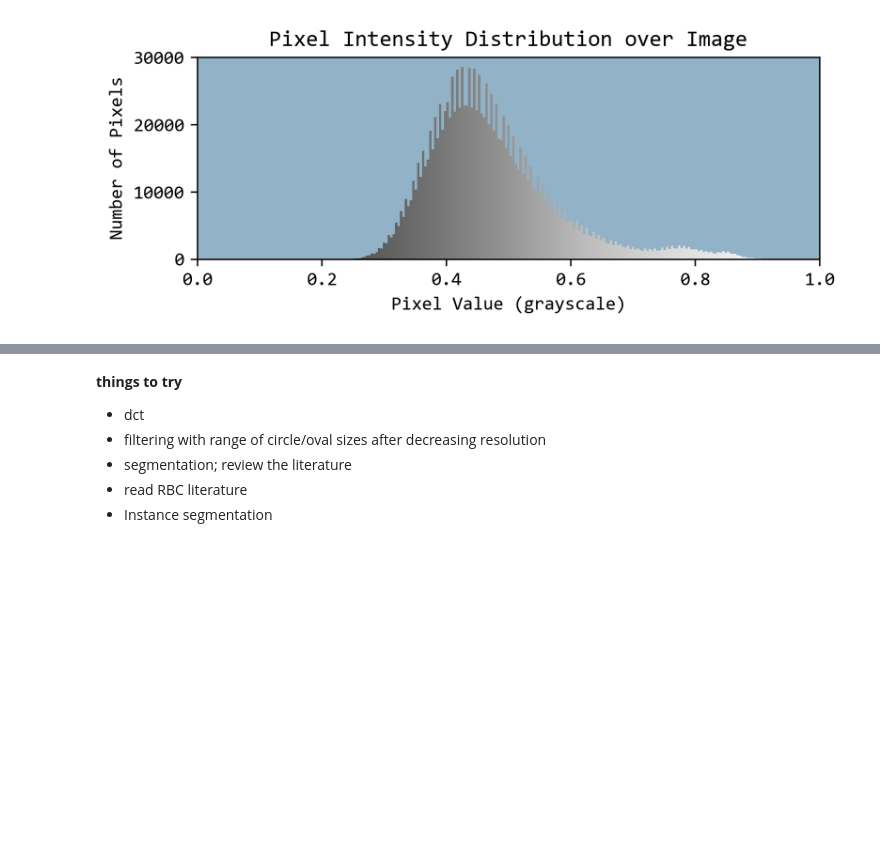
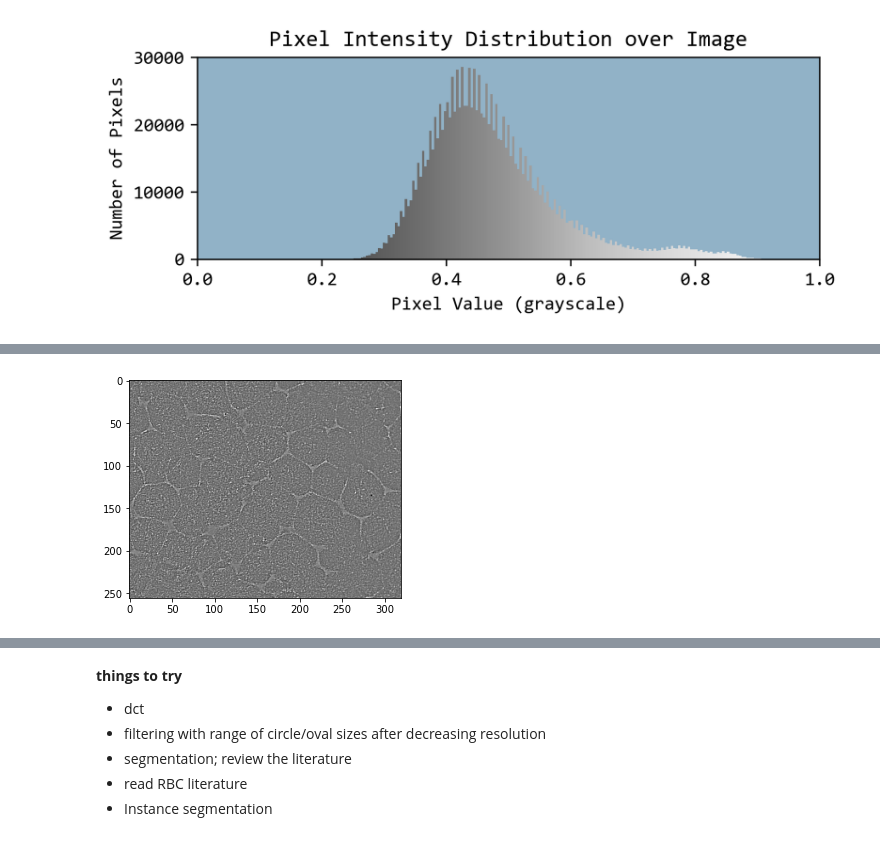
Before and after one commit to johnmays/convection-cell-research, a Jupyter notebook: image_processing/early_analysis.ipynb, the cells around one changed output, grey strips where cells are left out. Cells and saved outputs as stored; diff of their text form; code cells hidden in the pictures; blank space fills up the shorter version.

```diff
--- a/image_processing/early_analysis.ipynb
+++ b/image_processing/early_analysis.ipynb
@@ -99,0 +122,5 @@ plotintensitydistribution(normalize(ridge_image_5))
+# %%
+quarter_size_ridge_image_3 = cv2.filter2D(src=quarter_size_image, ddepth=-1, kernel=ridge_kernel_3)
+plt.imshow(quarter_size_ridge_image_3, cmap='Greys_r');
+# %% [output]
+[figure, added]
```
Also changed, not shown: parts of 17 cells of this notebook.
